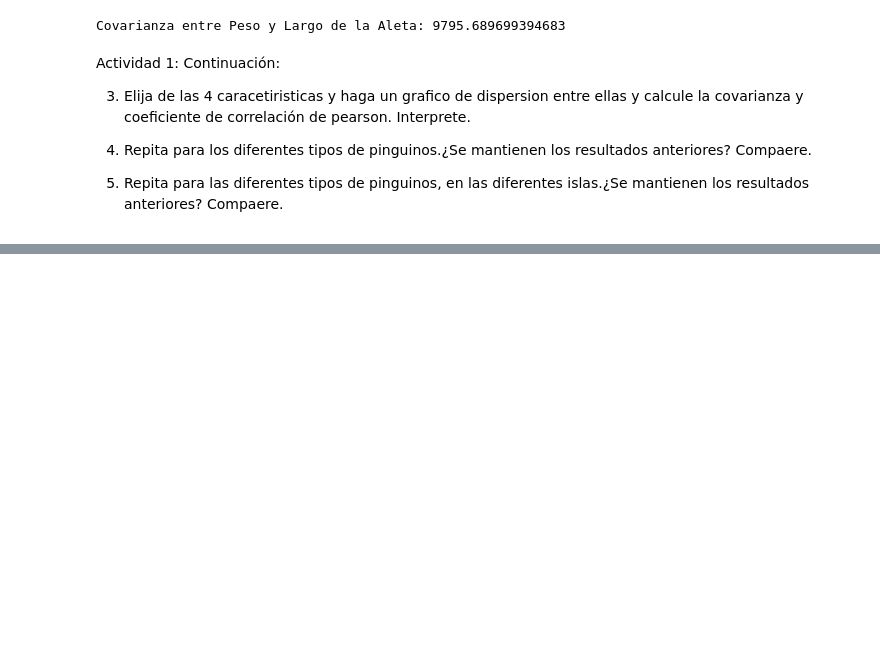
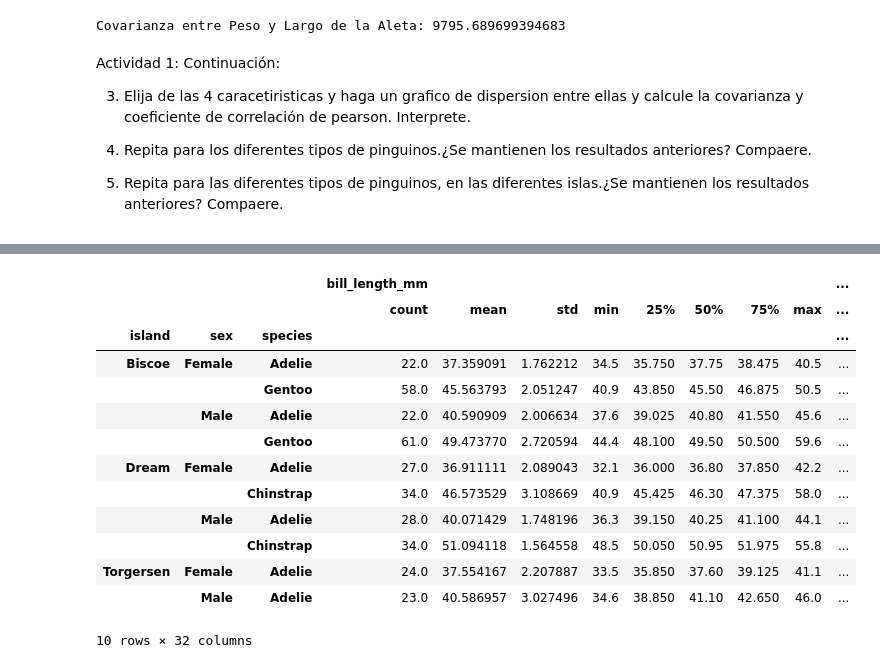
Before and after one commit to melanieoyarzun/taller_estadisticaDS, a Jupyter notebook: bloque1-tallerSTASIDS_EDA.ipynb, the cells around one changed output, grey strips where cells are left out. Saved outputs shown, nothing was run; the diff lists cells and outputs as text; code cells hidden in the pictures; blank space fills up the shorter version.

```diff
--- a/bloque1-tallerSTASIDS_EDA.ipynb
+++ b/bloque1-tallerSTASIDS_EDA.ipynb
@@ -785,0 +795,26 @@ Actividad 1: Continuación:
+# %%
+
+# Agrupar por isla, género y especie, y calcular estadísticas descriptivas
+grouped_stats = penguins.groupby(['island', 'sex', 'species']).describe()
+
+# Seleccionar solo las características numéricas
+numeric_columns = ['bill_length_mm', 'bill_depth_mm', 'flipper_length_mm', 'body_mass_g']
+grouped_stats = grouped_stats[numeric_columns]
+
+# Mostrar la tabla de estadísticas descriptivas
+grouped_stats
+# %% [output]
+|  |  |  | bill_length_mm |  |  |  |  |  |  |  | ... |
+|  |  |  | count | mean | std | min | 25% | 50% | 75% | max | ... |
+| island | sex | species |  |  |  |  |  |  |  |  | ... |
+| Biscoe | Female | Adelie | 22.0 | 37.359091 | 1.762212 | 34.5 | 35.750 | 37.75 | 38.475 | 40.5 | ... |
+|  |  | Gentoo | 58.0 | 45.563793 | 2.051247 | 40.9 | 43.850 | 45.50 | 46.875 | 50.5 | ... |
+|  | Male | Adelie | 22.0 | 40.590909 | 2.006634 | 37.6 | 39.025 | 40.80 | 41.550 | 45.6 | ... |
+|  |  | Gentoo | 61.0 | 49.473770 | 2.720594 | 44.4 | 48.100 | 49.50 | 50.500 | 59.6 | ... |
+| Dream | Female | Adelie | 27.0 | 36.911111 | 2.089043 | 32.1 | 36.000 | 36.80 | 37.850 | 42.2 | ... |
+|  |  | Chinstrap | 34.0 | 46.573529 | 3.108669 | 40.9 | 45.425 | 46.30 | 47.375 | 58.0 | ... |
+|  | Male | Adelie | 28.0 | 40.071429 | 1.748196 | 36.3 | 39.150 | 40.25 | 41.100 | 44.1 | ... |
+|  |  | Chinstrap | 34.0 | 51.094118 | 1.564558 | 48.5 | 50.050 | 50.95 | 51.975 | 55.8 | ... |
+| Torgersen | Female | Adelie | 24.0 | 37.554167 | 2.207887 | 33.5 | 35.850 | 37.60 | 39.125 | 41.1 | ... |
+|  | Male | Adelie | 23.0 | 40.586957 | 3.027496 | 34.6 | 38.850 | 41.10 | 42.650 | 46.0 | ... |
+10 rows × 32 columns
```
Also changed, not shown: parts of 5 cells of this notebook.
